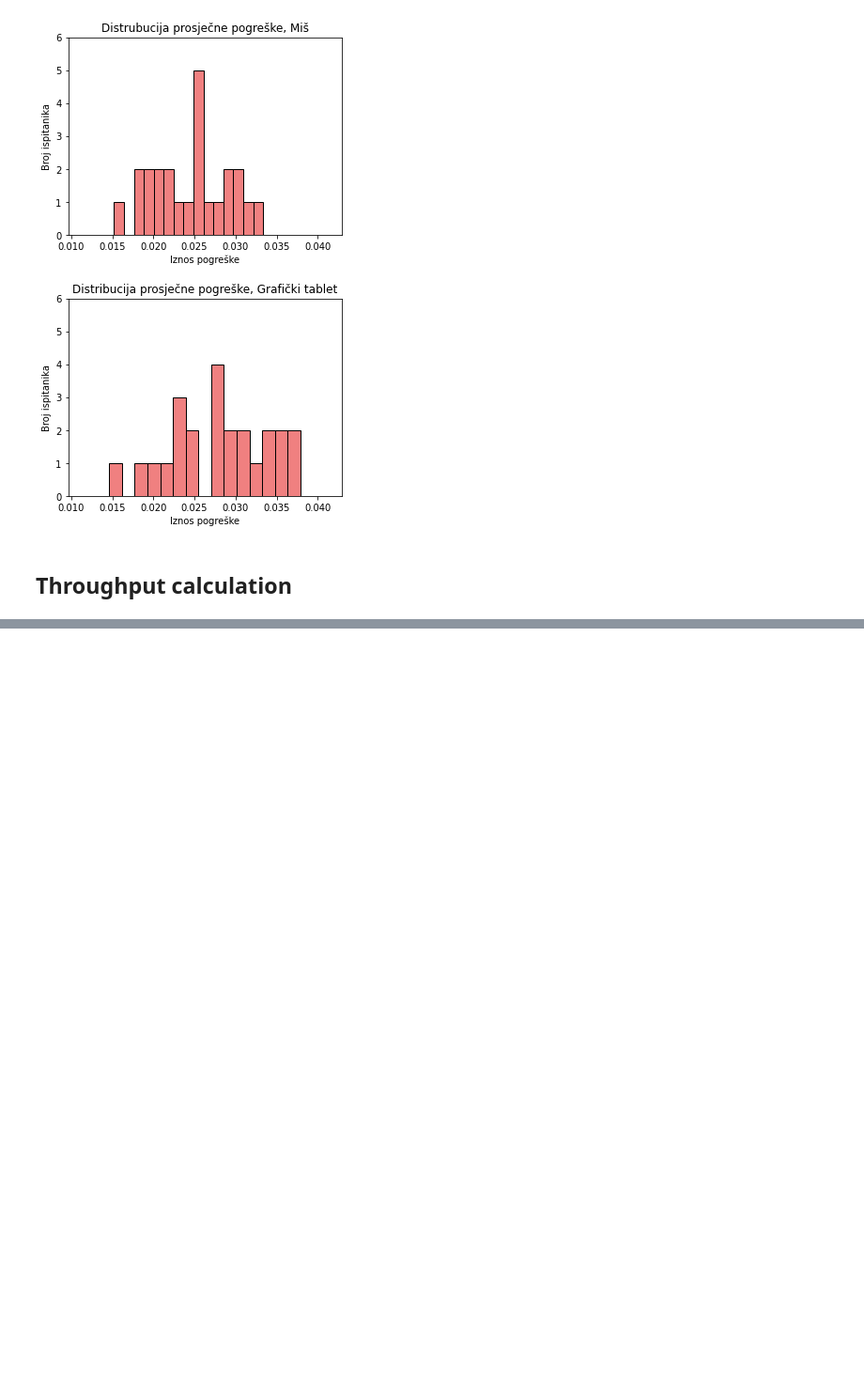
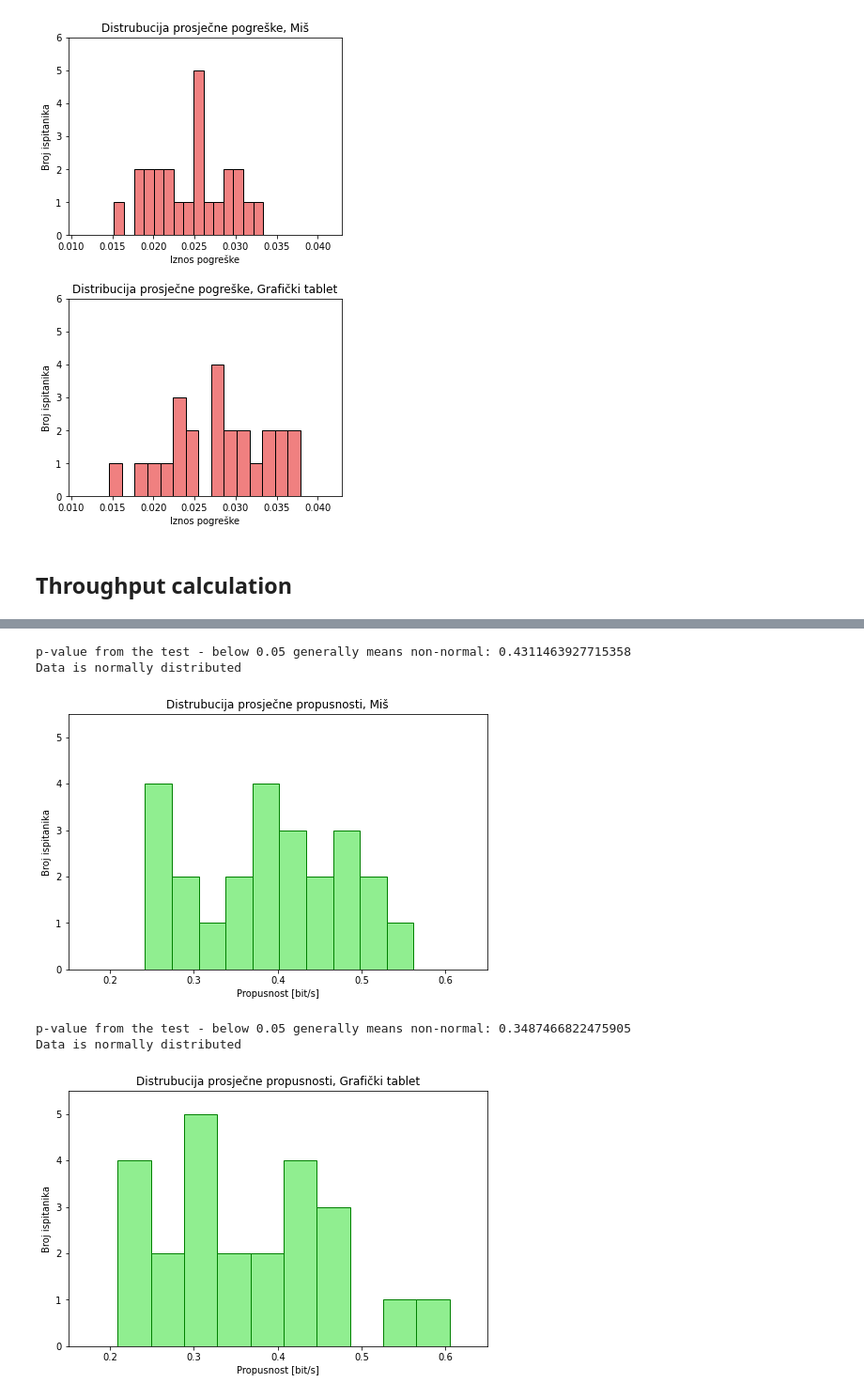
Before and after one commit to ivanazuzic/Efficiency-of-dragging-gestures, a Jupyter notebook: analysis/Analysis - Izborni projekt.ipynb, the cells around one changed output, grey strips where cells are left out. Shown at 94% size. Drawn from its saved outputs; the diff is of its cells as text; code cells hidden in the pictures; blank space fills up the shorter version.

Commit message:
Add throughput calculation to ipynb notebook

```diff
--- a/analysis/Analysis - Izborni projekt.ipynb
+++ b/analysis/Analysis - Izborni projekt.ipynb
@@ -1069,0 +1104,35 @@ wdragon;0.27600498984258304;0.26169010400348275
+# %%
+# now we should test whether the TPs are normally distributed
+
+for i, tps in enumerate([allTPsForMouse, allTPsForGraphicTablet]):
+    pValueNormDist = isDataNormallyDistributed(np.array(tps))
+    device = DEVICES[i]
+
+    plt.figure(figsize=(8,5))
+    plt.hist(tps, color="lightgreen", edgecolor="green")
+    title = "Average throughput distribution, " + device
+    xlabel = "Average throughput, [bit/s]\nNorm dist p_value=%.5f" % (pValueNormDist)
+    ylabel = "Participant count"
+
+    if useCroatian is True:
+        title = "Distrubucija prosječne propusnosti, " + translate(device)
+        xlabel = "Propusnost [bit/s]"
+        ylabel = "Broj ispitanika"
+
+    plt.title(title)
+    plt.xlabel(xlabel)
+    plt.ylabel(ylabel)
+    # these limits are hard-coded, and they're here to make the histograms have the same x
+    # and y ranges on both plots
+    plt.xlim([0.15, 0.65])
+    plt.ylim([0, 5.5])
+
+    saveFigure(participantDataFolderPath + "Throughput_dist" +  device)
+    plt.show()
+# %% [output]
+p-value from the test - below 0.05 generally means non-normal: 0.4311463927715358
+Data is normally distributed
+[figure, added]
+p-value from the test - below 0.05 generally means non-normal: 0.3487466822475905
+Data is normally distributed
+[figure, added]
```
Also changed, not shown: parts of 7 cells of this notebook.
